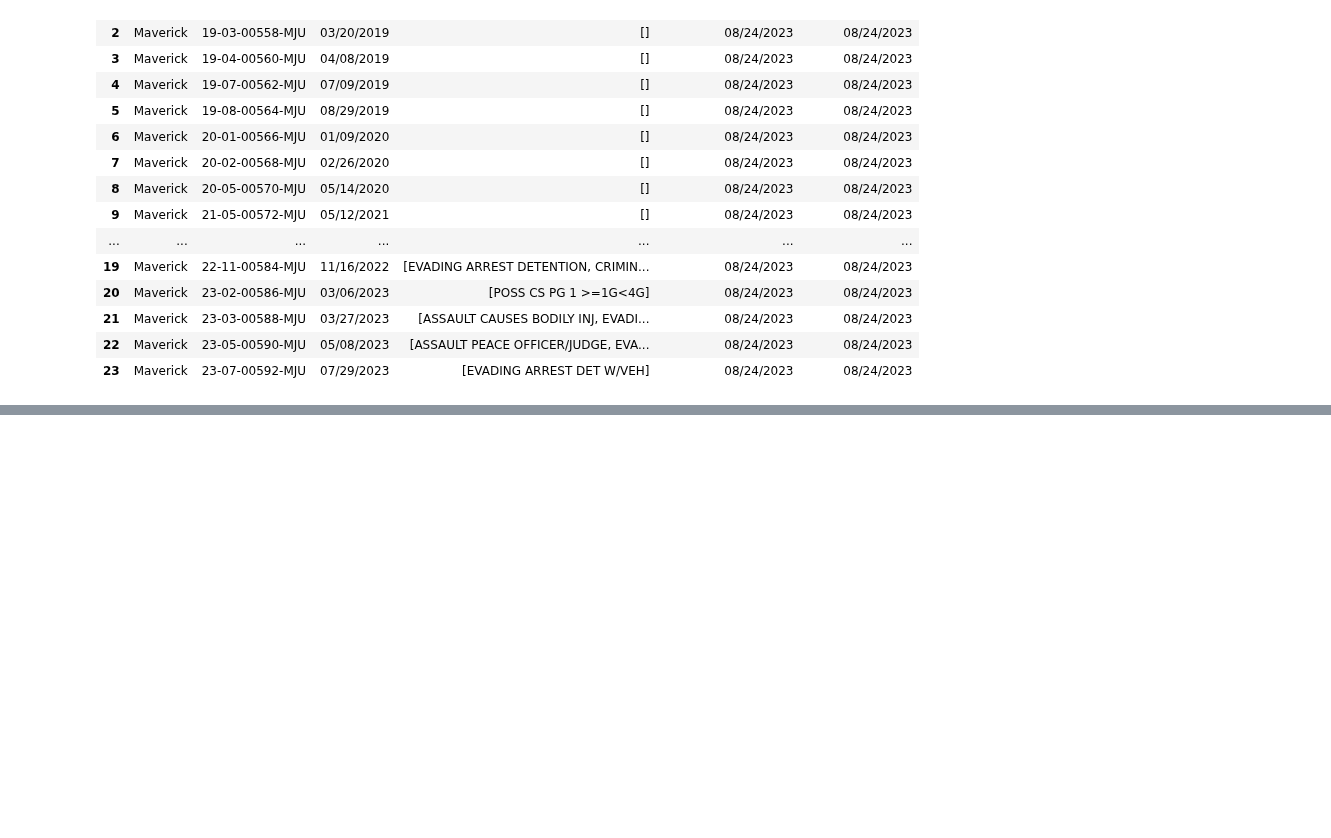
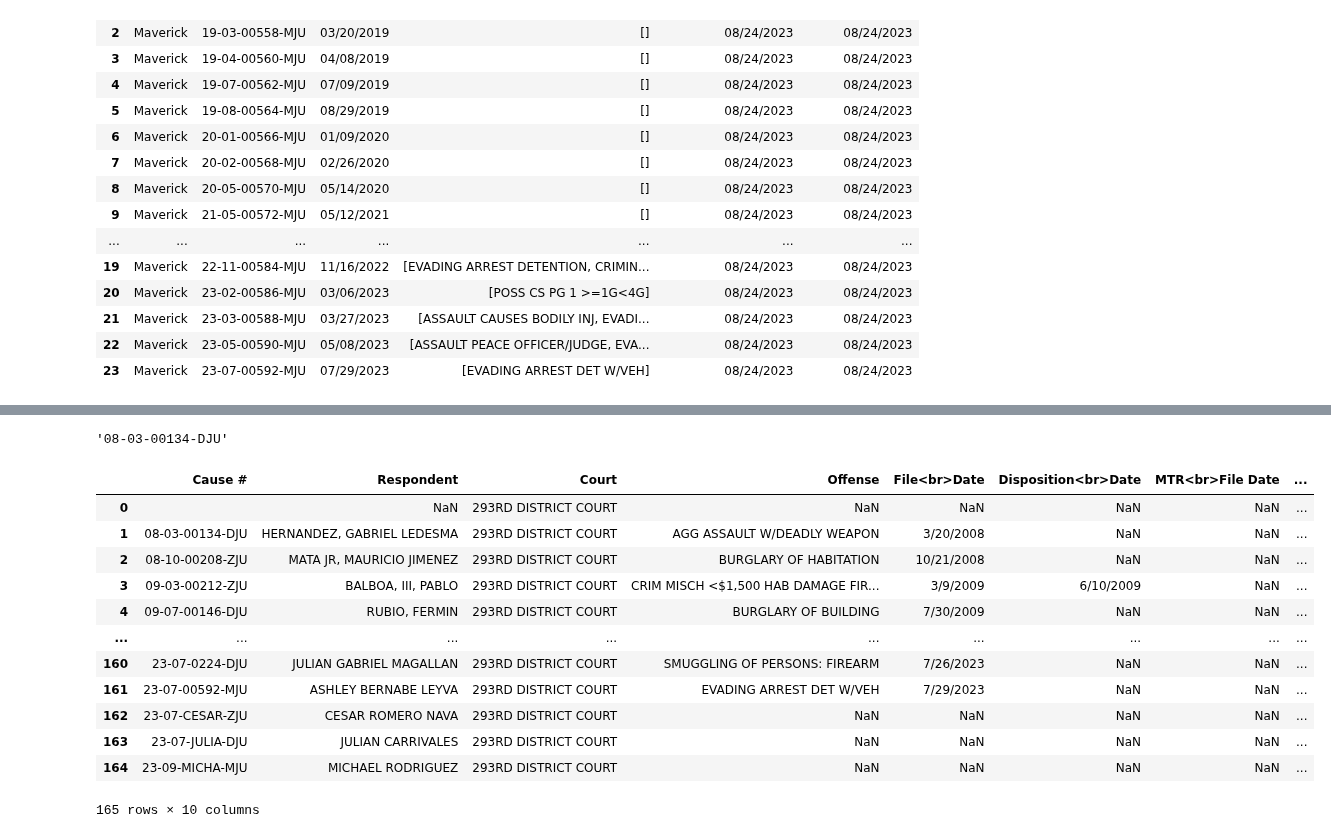
Before and after one commit to District-Court-293rd/293rd_pending_cases, a Jupyter notebook: archive/jsmith_juvenile_cases.ipynb, the cells around one changed output, grey strips where cells are left out. Cells and saved outputs as stored; diff of their text form; code cells hidden in the pictures; blank space fills up the shorter version.

Commit message:
Created jsmith_juvenile_cases_2 to work on the newly updated juvenile case report. Finished creating logic to acquire data from the juvenile pdf report

```diff
--- a/archive/jsmith_juvenile_cases.ipynb
+++ b/archive/jsmith_juvenile_cases.ipynb
@@ -444,0 +498,3 @@ df
+# %%
+new_string = new_string.split('\n')[0]
+new_string
@@ -444,0 +547,44 @@ df
+# %%
+df['Cause #'] = df['Cause #'].apply(remove_formatting)
+# %%
+df['Cause #'][1]
+# %% [output]
+'08-03-00134-DJU'
+# %%
+#Build function to determine county
+def get_county_name(val):
+    """
+    This function takes in the juvenile cases cause number and determines the county of each case.
+
+    Parameter:
+        -val: The cause number as a string
+
+    Returns:
+        -county: The name of the county
+    """
+
+    if val.count("DJU") == 1:
+        return 'Dimmit'
+    elif val.count("ZJU") == 1:
+        return 'Zavala'
+    else:
+        #Assume all others are Maverick county since it is most likely
+        return 'Maverick'
+# %%
+df['County'] = df['Cause #'].apply(get_county_name)
+# %%
+df
+# %% [output]
+|  | Cause # | Respondent | Court | Offense | File<br>Date | Disposition<br>Date | MTR<br>File Date | ... |
+| 0 |  | NaN | 293RD DISTRICT COURT | NaN | NaN | NaN | NaN | ... |
+| 1 | 08-03-00134-DJU | HERNANDEZ, GABRIEL LEDESMA | 293RD DISTRICT COURT | AGG ASSAULT W/DEADLY WEAPON | 3/20/2008 | NaN | NaN | ... |
+| 2 | 08-10-00208-ZJU | MATA JR, MAURICIO JIMENEZ | 293RD DISTRICT COURT | BURGLARY OF HABITATION | 10/21/2008 | NaN | NaN | ... |
+| 3 | 09-03-00212-ZJU | BALBOA, III, PABLO | 293RD DISTRICT COURT | CRIM MISCH <$1,500 HAB DAMAGE FIR... | 3/9/2009 | 6/10/2009 | NaN | ... |
+| 4 | 09-07-00146-DJU | RUBIO, FERMIN | 293RD DISTRICT COURT | BURGLARY OF BUILDING | 7/30/2009 | NaN | NaN | ... |
+| ... | ... | ... | ... | ... | ... | ... | ... | ... |
+| 160 | 23-07-0224-DJU | JULIAN GABRIEL MAGALLAN | 293RD DISTRICT COURT | SMUGGLING OF PERSONS: FIREARM | 7/26/2023 | NaN | NaN | ... |
+| 161 | 23-07-00592-MJU | ASHLEY BERNABE LEYVA | 293RD DISTRICT COURT | EVADING ARREST DET W/VEH | 7/29/2023 | NaN | NaN | ... |
+| 162 | 23-07-CESAR-ZJU | CESAR ROMERO NAVA | 293RD DISTRICT COURT | NaN | NaN | NaN | NaN | ... |
+| 163 | 23-07-JULIA-DJU | JULIAN CARRIVALES | 293RD DISTRICT COURT | NaN | NaN | NaN | NaN | ... |
+| 164 | 23-09-MICHA-MJU | MICHAEL RODRIGUEZ | 293RD DISTRICT COURT | NaN | NaN | NaN | NaN | ... |
+165 rows × 10 columns
```
Also changed, not shown: parts of 25 cells of this notebook, 1 other file.
